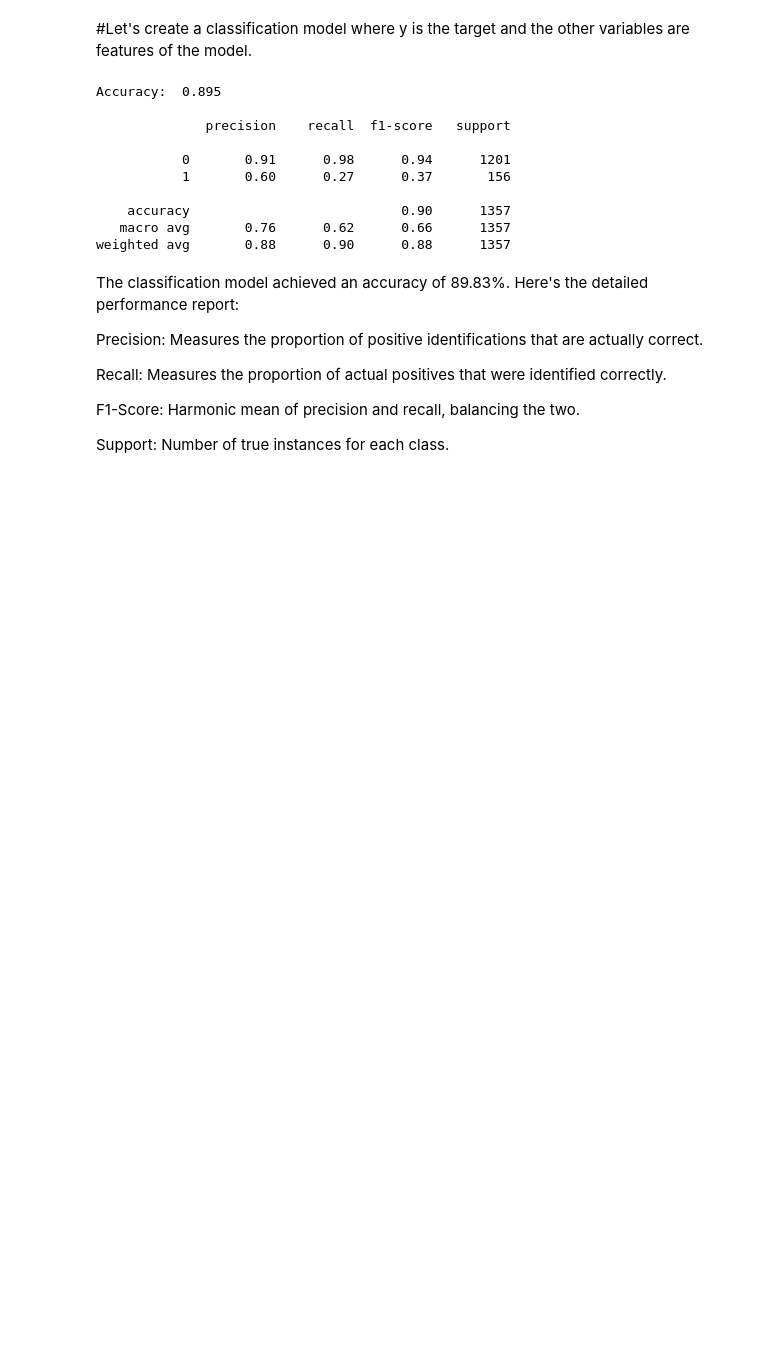
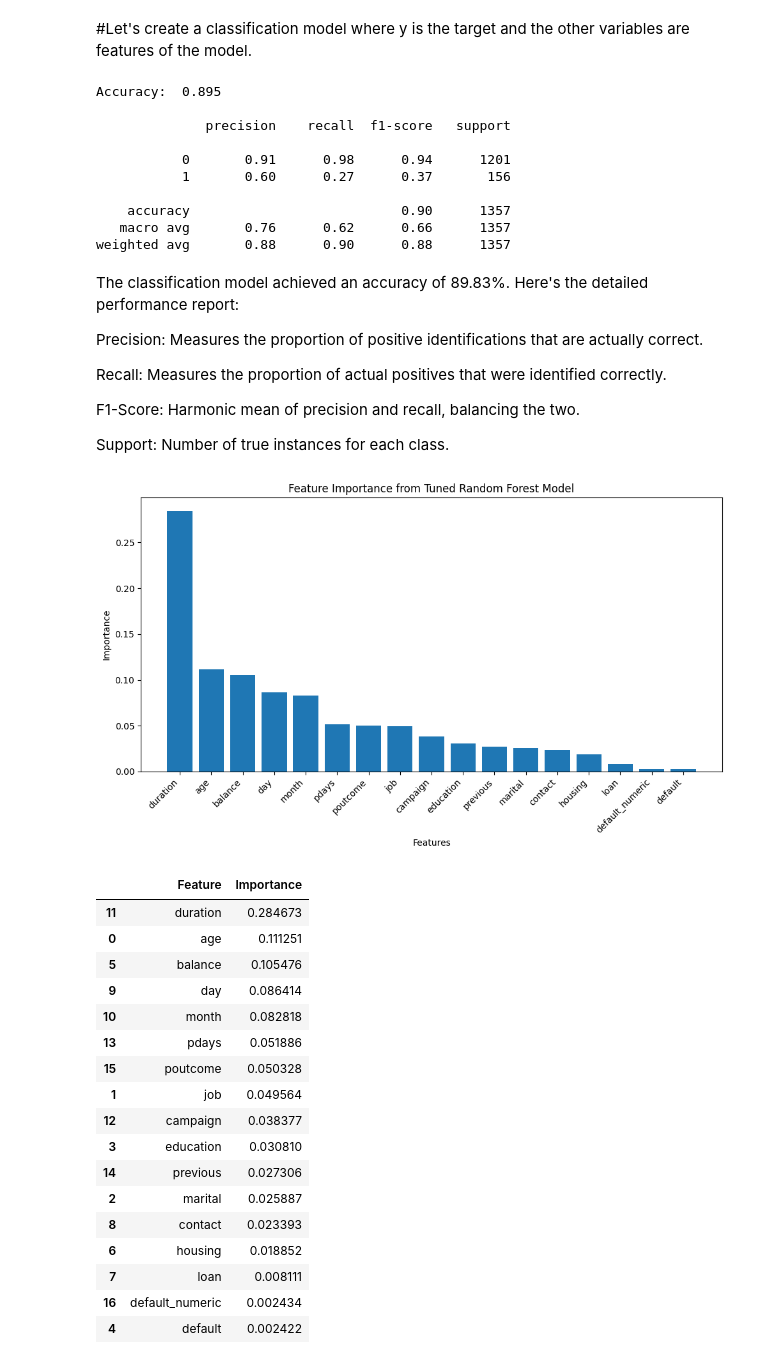
Before and after one commit to viktoruebelhart/uci_bank, a Jupyter notebook: UCI_BANK.ipynb, the cells around one changed output. Saved outputs shown, nothing was run; the diff lists cells and outputs as text; code cells hidden in the pictures; blank space fills up the shorter version.

```diff
--- a/UCI_BANK.ipynb
+++ b/UCI_BANK.ipynb
@@ -862,3 +862,47 @@ Recall: Measures the proportion of actual positives that were identified correct
 F1-Score: Harmonic mean of precision and recall, balancing the two.
 
 Support: Number of true instances for each class.
+# %%
+import matplotlib.pyplot as plt
+
+# Extract feature importances from the tuned Random Forest model
+feature_importances = model.feature_importances_
+features = X.columns
+
+# Create a DataFrame for easy visualization
+importance_df = pd.DataFrame({
+    'Feature': features,
+    'Importance': feature_importances
+}).sort_values(by='Importance', ascending=False)
+
+# Plot the feature importances
+plt.figure(figsize=(10, 6))
+plt.bar(importance_df['Feature'], importance_df['Importance'])
+plt.xticks(rotation=45, ha='right')
+plt.title('Feature Importance from Tuned Random Forest Model')
+plt.xlabel('Features')
+plt.ylabel('Importance')
+plt.tight_layout()
+plt.show()
+
+importance_df
+# %% [output]
+[figure, added]
+|  | Feature | Importance |
+| 11 | duration | 0.284673 |
+| 0 | age | 0.111251 |
+| 5 | balance | 0.105476 |
+| 9 | day | 0.086414 |
+| 10 | month | 0.082818 |
+| 13 | pdays | 0.051886 |
+| 15 | poutcome | 0.050328 |
+| 1 | job | 0.049564 |
+| 12 | campaign | 0.038377 |
+| 3 | education | 0.030810 |
+| 14 | previous | 0.027306 |
+| 2 | marital | 0.025887 |
+| 8 | contact | 0.023393 |
+| 6 | housing | 0.018852 |
+| 7 | loan | 0.008111 |
+| 16 | default_numeric | 0.002434 |
+| 4 | default | 0.002422 |
```
Also changed, not shown: parts of 1 cell of this notebook.
